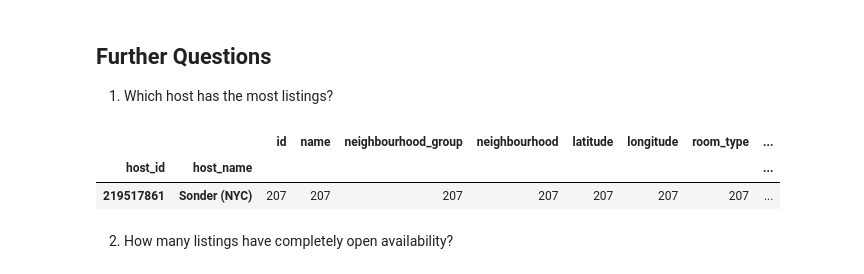
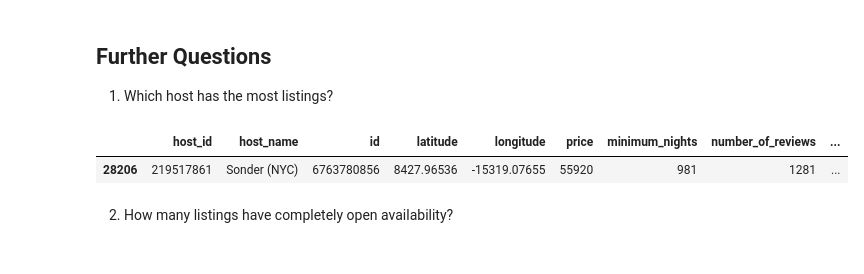
Before and after one commit to LeeTosti/coding-temple, a Jupyter notebook: week 3/assignments/AirBnB_Case_Study_Project.ipynb, the cells around one changed output. Saved outputs shown, nothing was run; the diff lists cells and outputs as text; code cells hidden in the pictures.

```diff
--- a/week 3/assignments/AirBnB_Case_Study_Project.ipynb
+++ b/week 3/assignments/AirBnB_Case_Study_Project.ipynb
@@ -252,11 +266,10 @@ dtype: object
 
 1. Which host has the most listings?
 # %%
-ab_nyc_2019.groupby(['host_id', 'host_name']).count().sort_values('id', ascending=False).head(1)
+ab_nyc_2019.groupby(['host_id', 'host_name'], as_index=False).sum('calculate_host_listings_count').sort_values('id', ascending=False).head(1)
 # %% [output]
-|  |  | id | name | neighbourhood_group | neighbourhood | latitude | longitude | room_type | ... |
-| host_id | host_name |  |  |  |  |  |  |  | ... |
-| 219517861 | Sonder (NYC) | 207 | 207 | 207 | 207 | 207 | 207 | 207 | ... |
+|  | host_id | host_name | id | latitude | longitude | price | minimum_nights | number_of_reviews | ... |
+| 28206 | 219517861 | Sonder (NYC) | 6763780856 | 8427.96536 | -15319.07655 | 55920 | 981 | 1281 | ... |
 # %% [markdown]
 2. How many listings have completely open availability?
 # %%
```
Also changed, not shown: parts of 7 cells of this notebook.
